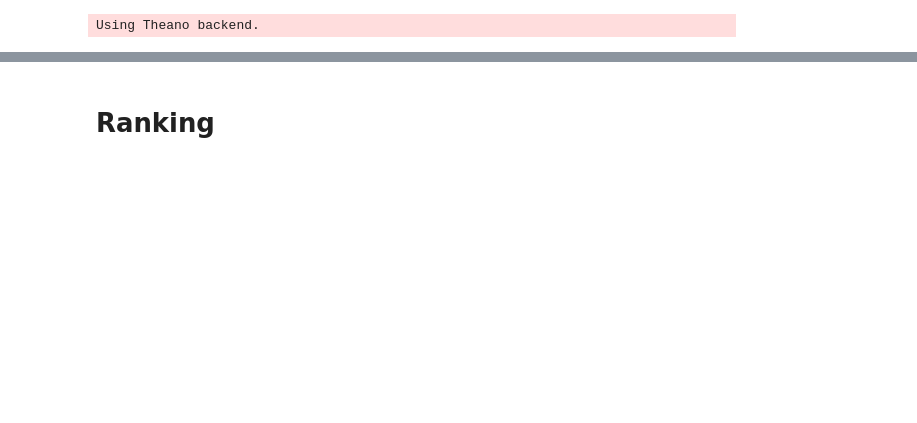
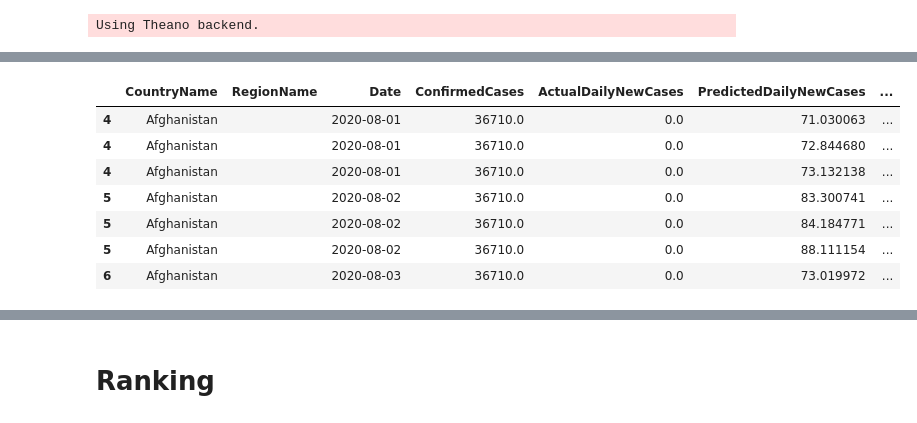
Before and after one commit to cognizant-ai-labs/covid-xprize, a Jupyter notebook: onf_robojudge.ipynb, the cells around one changed output, grey strips where cells are left out. Drawn from its saved outputs; the diff is of its cells as text; code cells hidden in the pictures; blank space fills up the shorter version.

Commit message:
Robojudge: gather the data and rank the submissions

```diff
--- a/onf_robojudge.ipynb
+++ b/onf_robojudge.ipynb
@@ -72,0 +95,8 @@ npis_df = latest_df[latest_df.Date > submission_date]
+# %%
+def get_predictions_from_file(predictor_name, predictions_file):
+    preds_df = pd.read_csv(predictions_file,
+                           parse_dates=['Date'],
+                           encoding="ISO-8859-1",
+                           error_bad_lines=False)
+    preds_df["PredictorName"] = predictor_name
+    return preds_df
@@ -72,0 +106,5 @@ npis_df = latest_df[latest_df.Date > submission_date]
+# %%
+predictions = {"Predictor #27": "/Users/m_754337/workspace/esp-demo/xprize/tests/fixtures/20200727_predictions.csv",
+               "Predictor #30": "/Users/m_754337/workspace/esp-demo/xprize/tests/fixtures/20200730_predictions.csv",
+               "Predictor #31": "/Users/m_754337/workspace/esp-demo/xprize/tests/fixtures/20200731_predictions.csv",
+              }
@@ -72,0 +120,6 @@ npis_df = latest_df[latest_df.Date > submission_date]
+# %%
+ranking_df = pd.DataFrame()
+for predictor_name, predictions_file in predictions.items():
+    preds_df = get_predictions_from_file(predictor_name, predictions_file)
+    merged_df = actual_df.merge(preds_df, on=['CountryName', 'Date'], how='left')
+    ranking_df = ranking_df.append(merged_df)
@@ -73 +128,14 @@ npis_df = latest_df[latest_df.Date > submission_date]
+# %%
+ranking_df.sort_values(by=["CountryName","RegionName","Date","Diff"], inplace=True)
+# %%
+ranking_df.head(7)
+# %% [output]
+|  | CountryName | RegionName | Date | ConfirmedCases | ActualDailyNewCases | PredictedDailyNewCases | ... |
+| 4 | Afghanistan |  | 2020-08-01 | 36710.0 | 0.0 | 71.030063 | ... |
+| 4 | Afghanistan |  | 2020-08-01 | 36710.0 | 0.0 | 72.844680 | ... |
+| 4 | Afghanistan |  | 2020-08-01 | 36710.0 | 0.0 | 73.132138 | ... |
+| 5 | Afghanistan |  | 2020-08-02 | 36710.0 | 0.0 | 83.300741 | ... |
+| 5 | Afghanistan |  | 2020-08-02 | 36710.0 | 0.0 | 84.184771 | ... |
+| 5 | Afghanistan |  | 2020-08-02 | 36710.0 | 0.0 | 88.111154 | ... |
+| 6 | Afghanistan |  | 2020-08-03 | 36710.0 | 0.0 | 73.019972 | ... |
 # %%
```
Also changed, not shown: parts of 88 cells of this notebook.
